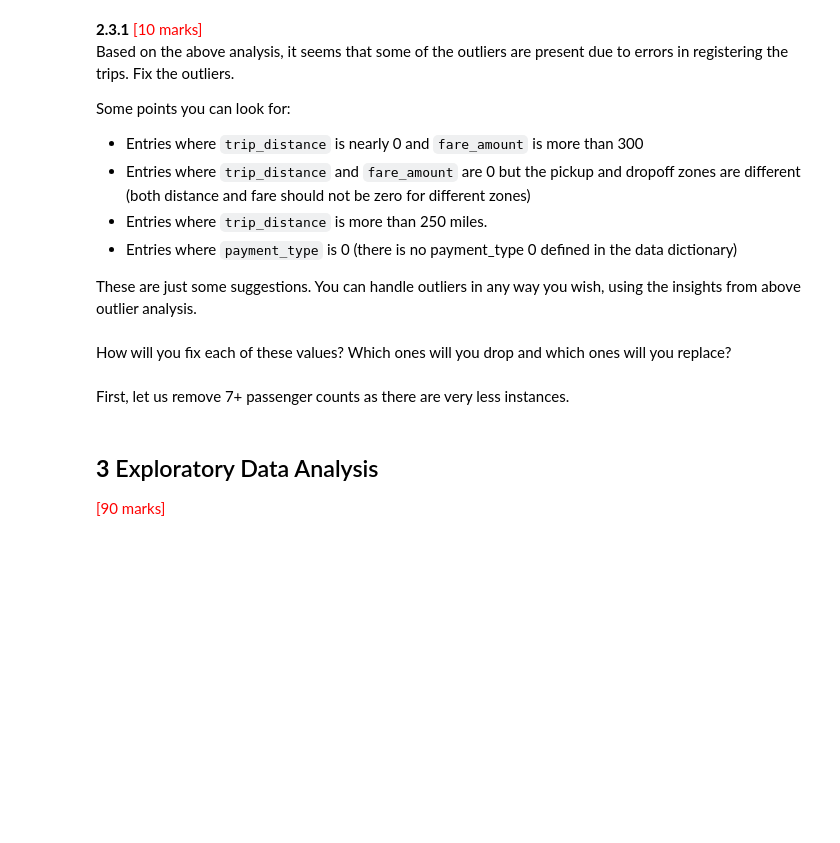
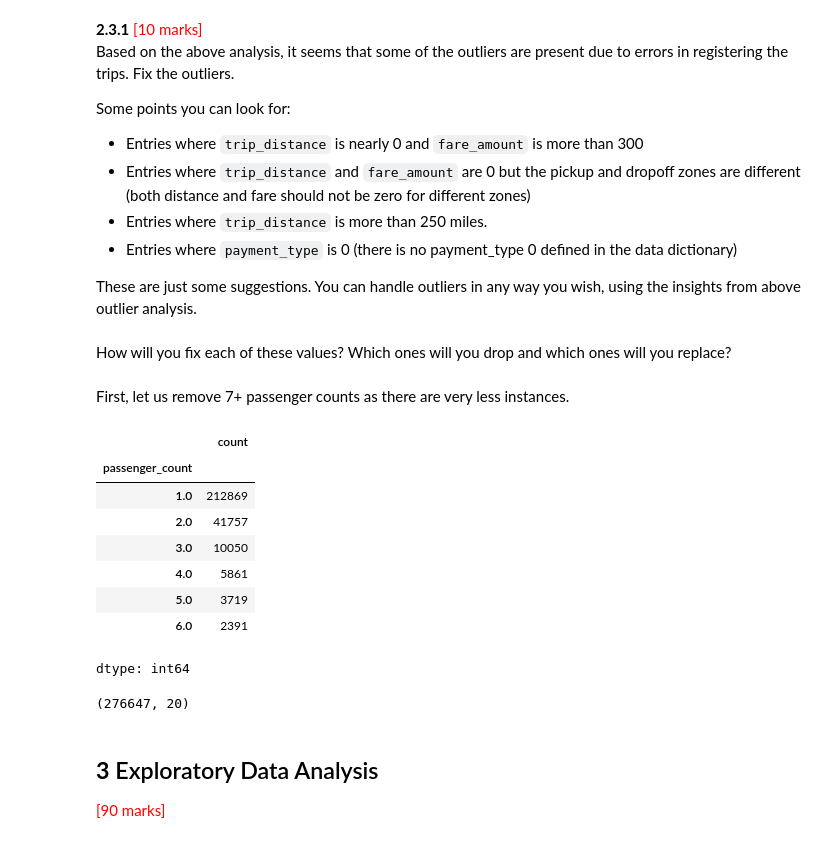
Before and after one commit to viswanathamveluri/epg-appliedai, a Jupyter notebook: assessment/EDA_Assg_NYC_Taxi_Starter.ipynb, the cells around one changed output. Saved outputs shown, nothing was run; the diff lists cells and outputs as text; code cells hidden in the pictures; blank space fills up the shorter version.

```diff
--- a/assessment/EDA_Assg_NYC_Taxi_Starter.ipynb
+++ b/assessment/EDA_Assg_NYC_Taxi_Starter.ipynb
@@ -776,0 +872,17 @@ First, let us remove 7+ passenger counts as there are very less instances.
+# %%
+# remove passenger_count > 6
+
+df = df[df['passenger_count'] <= 6]
+
+# quick check
+df['passenger_count'].value_counts().sort_index()
+# %% [output]
+|  | count |
+| passenger_count |  |
+| 1.0 | 212869 |
+| 2.0 | 41757 |
+| 3.0 | 10050 |
+| 4.0 | 5861 |
+| 5.0 | 3719 |
+| 6.0 | 2391 |
+dtype: int64
@@ -777,3 +903,18 @@ First, let us remove 7+ passenger counts as there are very less instances.
+# %%
+# Do any columns need standardising?
+
+# converting column names to lowercase for consistency
+
+df.columns = [col.lower() for col in df.columns]
+
+# quick look at columns
+df.columns.tolist()
+
+# checking final shape after cleaning
+
+print(df.shape)
+# %% [output]
+(276647, 20)
 # %% [markdown]
 ## **3** Exploratory Data Analysis
 <font color = red>[90 marks]</font> <br>
```
Also changed, not shown: parts of 18 cells of this notebook.
